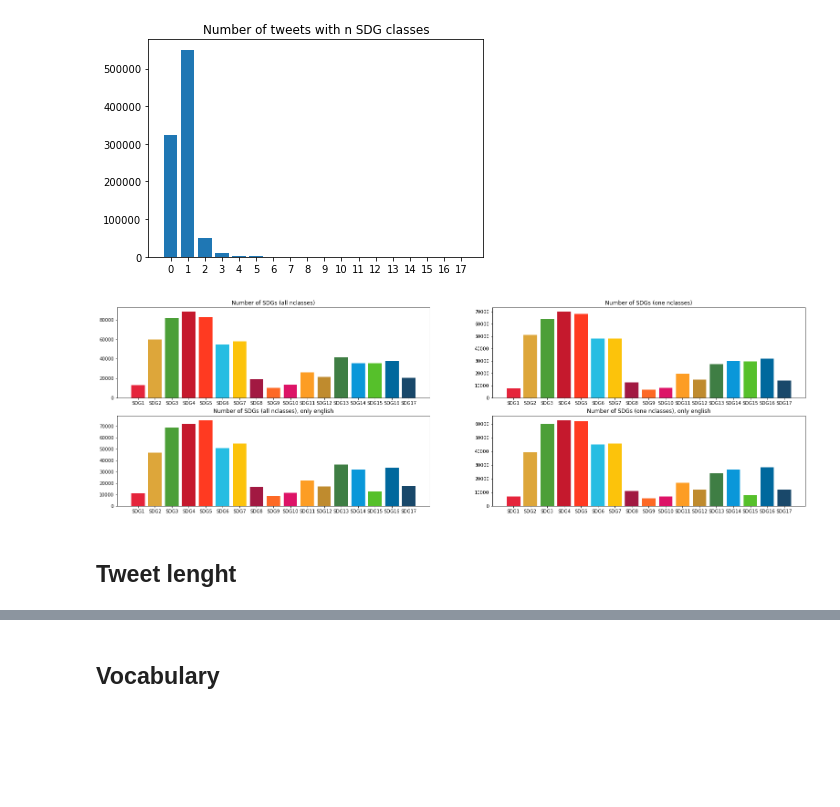
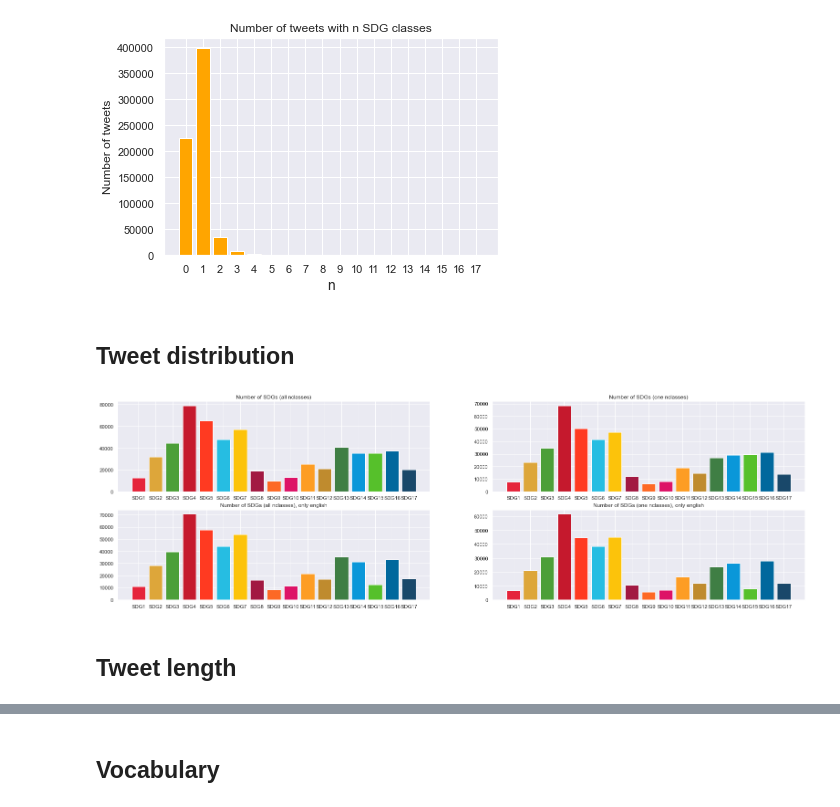
Before and after one commit to Tolsager/SDG_CLF, a Jupyter notebook: EDA.ipynb, the cells around one changed output, grey strips where cells are left out. Saved outputs shown, nothing was run; the diff lists cells and outputs as text; code cells hidden in the pictures; blank space fills up the shorter version.

```diff
--- a/EDA.ipynb
+++ b/EDA.ipynb
@@ -5,5 +12,5 @@ import matplotlib.pyplot as plt
 sdg_colors = ['#E5243B', '#DDA63A', '#4C9F38','#C5192D','#FF3A21','#26BDE2','#FCC30B','#A21942','#FD6925','#DD1367','#FD9D24','#BF8B2E','#3F7E44','#0A97D9','#56C02B','#00689D','#19486A']
 # %%
 #Preprocessing
-#df = pd.read_csv('data/allSDGtweets.csv', encoding='latin1')
-#df = df.drop(['Unnamed: 0', 'id','created_at','category'], axis=1)
+df = pd.read_csv('data/allSDGtweets.csv', encoding='latin1')
+df = df.drop(['Unnamed: 0', 'id','created_at','category'], axis=1)
@@ -19,0 +26,9 @@ data.head()
+# %%
+# Non-processed DataFrame
+print(len(df))
+print(len(df['text'].unique()))
+
+# DataFrame containing English tweets only
+en_df = df[df['lang'] == 'en']
+print(len(en_df))
+print(len(en_df['text'].unique()))
@@ -19,0 +42,3 @@ data.head()
+# %%
+df = df.drop_duplicates()
+en_df = en_df.drop_duplicates()
@@ -22,4 +53,5 @@ data.head()
 # %%
-print(f"Number of english tweets:\t\t {len(data[data['lang']=='en'])} \t({np.round(len(data[data['lang']=='en'])/len(data)*100,2)}%)")
-print(f"Number of nclasses =1 tweets:\t {len(data[data['nclasses']==1])} \t({np.round(len(data[data['nclasses']==1])/len(data)*100,2)}%)")
+print(f"Number of english tweets:\t {len(en_df)} \t({np.round(len(en_df)/len(df)*100,2)}%)")
+for i in range(18):
+    print(f"Number of nclasses = {i} tweets:\t {len(en_df[en_df['nclasses'] == i])} \t({np.round(len(en_df[en_df['nclasses'] == i])/len(en_df)*100,2)}%)")
 # %% [output]
@@ -28,33 +77,37 @@ Number of nclasses =1 tweets:    549975         (58.81%)
 # %%
-plt.bar(range(18), [np.sum(data['nclasses']==i) for i in range(18)])
+plt.bar(range(18), [len(en_df[en_df['nclasses'] == i]) for i in range(18)], color='orange')
 plt.title("Number of tweets with n SDG classes")
 plt.xticks(range(18),range(18))
+plt.xlabel("n", fontsize=14)
+plt.ylabel("Number of tweets")
 plt.show()
 # %% [output]
-[figure, old version]
+[figure, new version]
+# %% [markdown]
+## Tweet distribution
 # %%
 plt.figure(figsize=(27, 8))
 plt.subplot(2,2,1)
-plt.bar(range(1,18),[np.sum(data[f'#sdg{i}']) for i in range(1,18)], color=sdg_colors)
+plt.bar(range(1,18),[np.sum(df[f'#sdg{i}']) for i in range(1,18)], color=sdg_colors)
 plt.xticks(range(1,18), [f'SDG{i}' for i in range(1,18)])
 plt.title("Number of SDGs (all nclasses)")
 plt.subplot(2,2,2)
-plt.bar(range(1,18),[np.sum(data[data['nclasses']==1][f'#sdg{i}']) for i in range(1,18)], color=sdg_colors)
+plt.bar(range(1,18),[np.sum(df[df['nclasses'] == 1][f'#sdg{i}']) for i in range(1,18)], color=sdg_colors)
 plt.xticks(range(1,18), [f'SDG{i}' for i in range(1,18)])
 plt.title("Number of SDGs (one nclasses)")
 plt.subplot(2,2,3)
-plt.bar(range(1,18),[np.sum(data[data['lang']=='en'][f'#sdg{i}']) for i in range(1,18)], color=sdg_colors)
+plt.bar(range(1,18),[np.sum(en_df[f'#sdg{i}']) for i in range(1,18)], color=sdg_colors)
 plt.xticks(range(1,18), [f'SDG{i}' for i in range(1,18)])
 plt.title("Number of SDGs (all nclasses), only english")
 plt.subplot(2,2,4)
-plt.bar(range(1,18),[np.sum(data[np.logical_and(data['nclasses']==1,data['lang']=='en')][f'#sdg{i}']) for i in range(1,18)], color=sdg_colors)
+plt.bar(range(1,18),[np.sum(en_df[en_df['nclasses'] == 1][f'#sdg{i}']) for i in range(1,18)], color=sdg_colors)
 plt.xticks(range(1,18), [f'SDG{i}' for i in range(1,18)])
 plt.title("Number of SDGs (one nclasses), only english")
 plt.show()
 # %% [output]
-[figure, old version]
+[figure, new version]
 # %% [markdown]
-## Tweet lenght
+## Tweet length
 # %%
 text_length = np.zeros(17)
 word_text_length = np.zeros(17)
```
Also changed, not shown: parts of 11 cells of this notebook.
